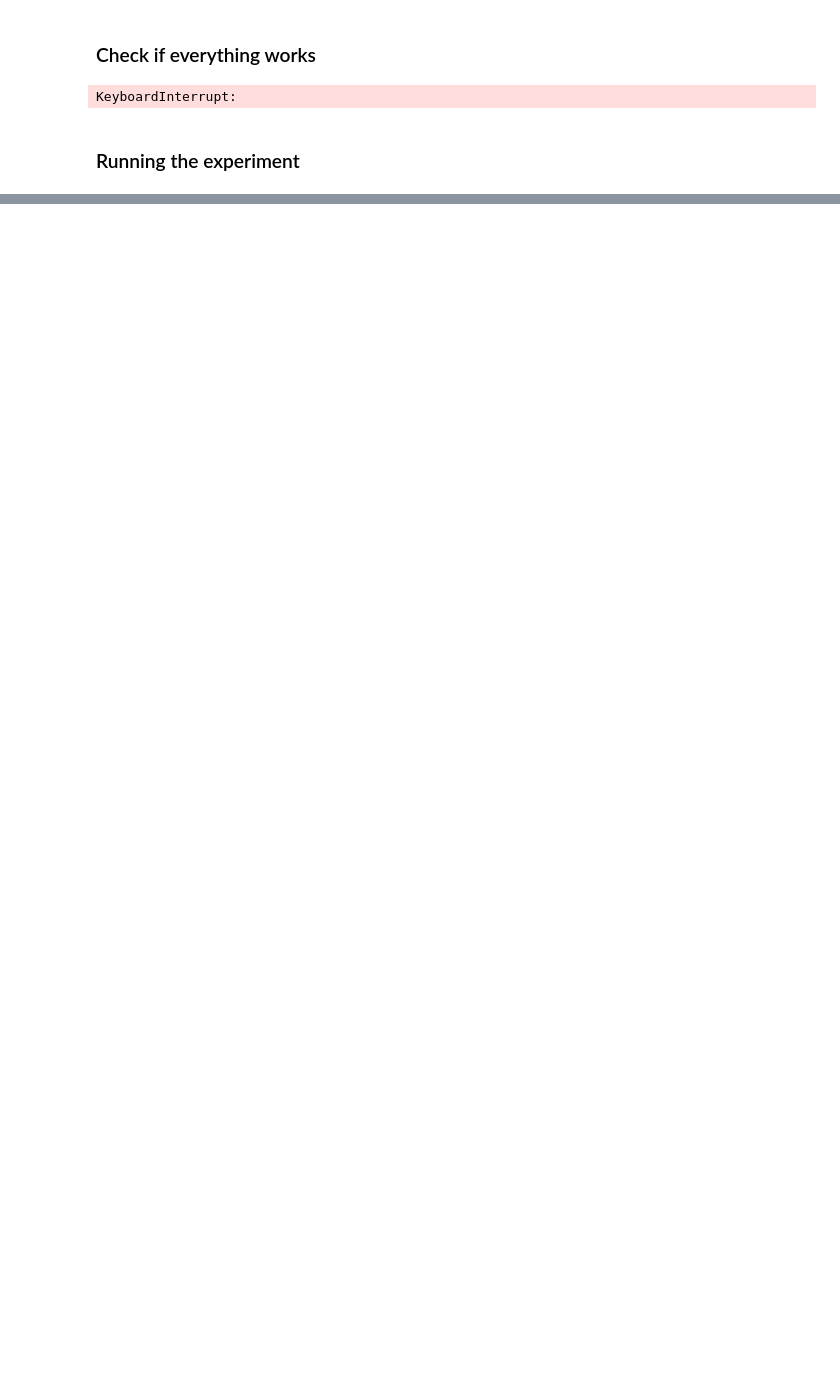
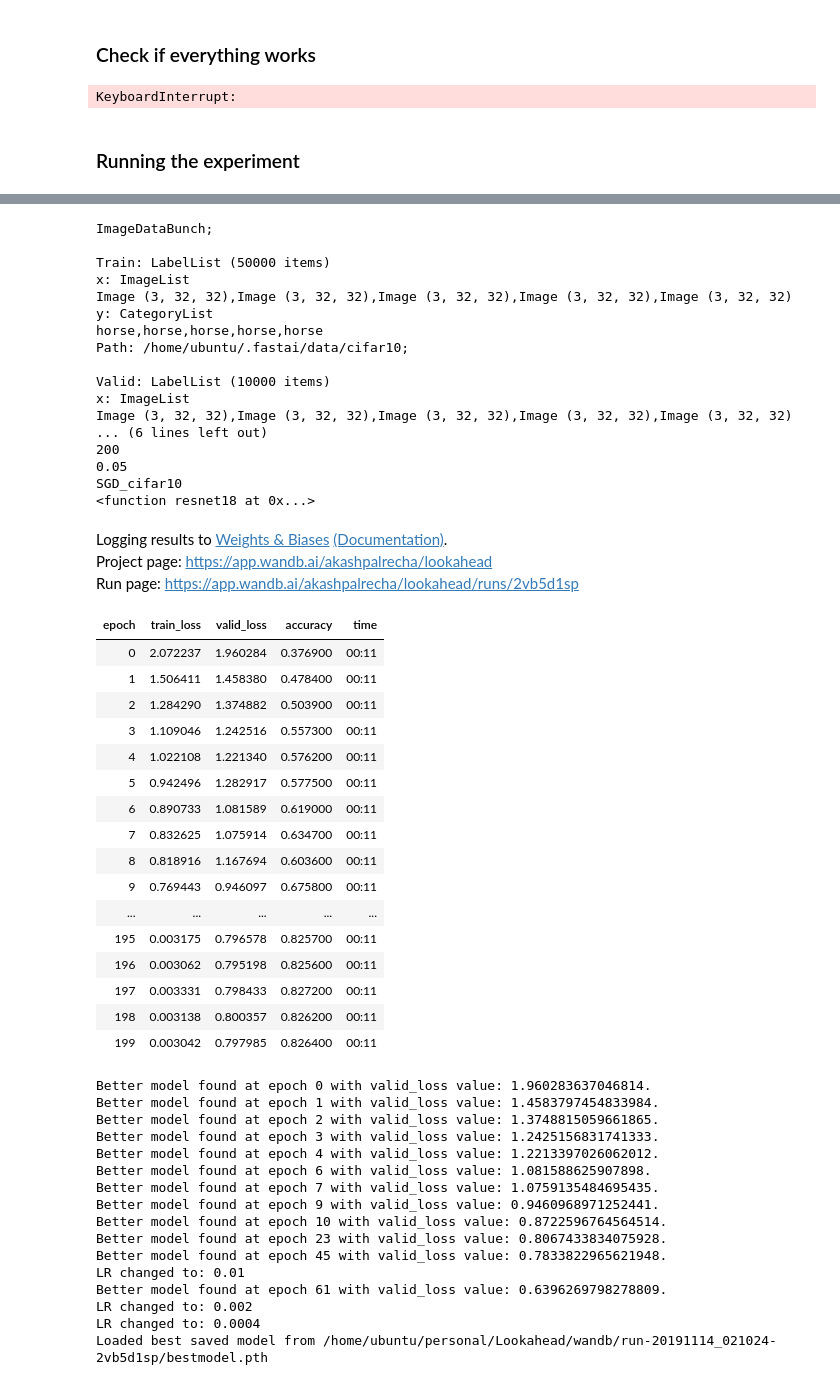
Before and after one commit to akashpalrecha/Lookahead, a Jupyter notebook: start_off.ipynb, the cells around one changed output, grey strips where cells are left out. Drawn from its saved outputs; the diff is of its cells as text; code cells hidden in the pictures; blank space fills up the shorter version.

```diff
--- a/start_off.ipynb
+++ b/start_off.ipynb
@@ -217,0 +213,56 @@ learn.fit(epochs, lr)
+# %%
+fit_and_record(opt_func=optim.SGD, data='cifar10')
+# %% [output]
+ImageDataBunch;
+
+Train: LabelList (50000 items)
+x: ImageList
+Image (3, 32, 32),Image (3, 32, 32),Image (3, 32, 32),Image (3, 32, 32),Image (3, 32, 32)
+y: CategoryList
+horse,horse,horse,horse,horse
+Path: /home/ubuntu/.fastai/data/cifar10;
+
+Valid: LabelList (10000 items)
+x: ImageList
+Image (3, 32, 32),Image (3, 32, 32),Image (3, 32, 32),Image (3, 32, 32),Image (3, 32, 32)
+... (6 lines left out)
+200
+0.05
+SGD_cifar10
+<function resnet18 at 0x...>
+Logging results to Weights & Biases (Documentation).
+Project page: https://app.wandb.ai/akashpalrecha/lookahead
+Run page: https://app.wandb.ai/akashpalrecha/lookahead/runs/2vb5d1sp
+| epoch | train_loss | valid_loss | accuracy | time |
+| 0 | 2.072237 | 1.960284 | 0.376900 | 00:11 |
+| 1 | 1.506411 | 1.458380 | 0.478400 | 00:11 |
+| 2 | 1.284290 | 1.374882 | 0.503900 | 00:11 |
+| 3 | 1.109046 | 1.242516 | 0.557300 | 00:11 |
+| 4 | 1.022108 | 1.221340 | 0.576200 | 00:11 |
+| 5 | 0.942496 | 1.282917 | 0.577500 | 00:11 |
+| 6 | 0.890733 | 1.081589 | 0.619000 | 00:11 |
+| 7 | 0.832625 | 1.075914 | 0.634700 | 00:11 |
+| 8 | 0.818916 | 1.167694 | 0.603600 | 00:11 |
+| 9 | 0.769443 | 0.946097 | 0.675800 | 00:11 |
+| ... | ... | ... | ... | ... |
+| 195 | 0.003175 | 0.796578 | 0.825700 | 00:11 |
+| 196 | 0.003062 | 0.795198 | 0.825600 | 00:11 |
+| 197 | 0.003331 | 0.798433 | 0.827200 | 00:11 |
+| 198 | 0.003138 | 0.800357 | 0.826200 | 00:11 |
+| 199 | 0.003042 | 0.797985 | 0.826400 | 00:11 |
+Better model found at epoch 0 with valid_loss value: 1.960283637046814.
+Better model found at epoch 1 with valid_loss value: 1.4583797454833984.
+Better model found at epoch 2 with valid_loss value: 1.3748815059661865.
+Better model found at epoch 3 with valid_loss value: 1.2425156831741333.
+Better model found at epoch 4 with valid_loss value: 1.2213397026062012.
+Better model found at epoch 6 with valid_loss value: 1.081588625907898.
+Better model found at epoch 7 with valid_loss value: 1.0759135484695435.
+Better model found at epoch 9 with valid_loss value: 0.9460968971252441.
+Better model found at epoch 10 with valid_loss value: 0.8722596764564514.
+Better model found at epoch 23 with valid_loss value: 0.8067433834075928.
+Better model found at epoch 45 with valid_loss value: 0.7833822965621948.
+LR changed to: 0.01
+Better model found at epoch 61 with valid_loss value: 0.6396269798278809.
+LR changed to: 0.002
+LR changed to: 0.0004
+Loaded best saved model from /home/ubuntu/personal/Lookahead/wandb/run-20191114_021024-2vb5d1sp/bestmodel.pth
```
Also changed, not shown: parts of 26 cells of this notebook.
